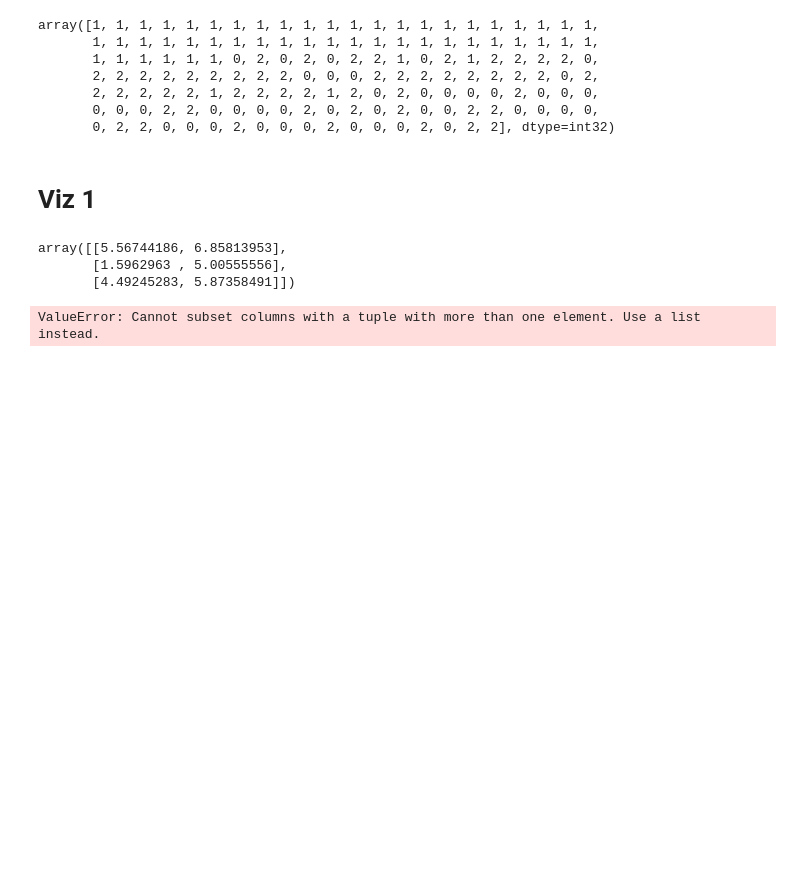
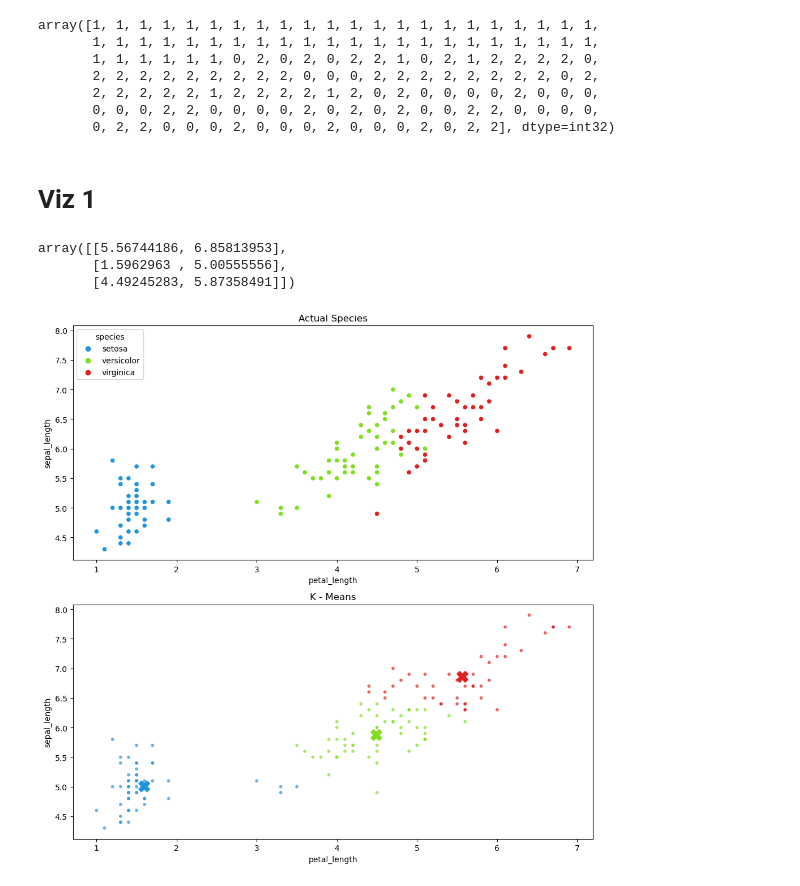
Before and after one commit to brianclements03/clustering, a Jupyter notebook: Test_Old_Vizes.ipynb, the cells around one changed output. Cells and saved outputs as stored; diff of their text form; code cells hidden in the pictures; blank space fills up the shorter version.

```diff
--- a/Test_Old_Vizes.ipynb
+++ b/Test_Old_Vizes.ipynb
@@ -98,25 +98,42 @@ array([[5.56744186, 6.85813953],
        [1.5962963 , 5.00555556],
        [4.49245283, 5.87358491]])
 # %%
-centroids = np.array(iris.groupby('cluster')['petal_length', 'sepal_length'].mean())
+centroids = np.array(iris.groupby(iris['cluster'])[['petal_length','sepal_length']].mean())
 cen_x = [i[0] for i in centroids]
 cen_y = [i[1] for i in centroids]
 # cen_x = [i[0] for i in kmeans.cluster_centers_]
 # cen_y = [i[1] for i in kmeans.cluster_centers_]
 iris['cen_x'] = iris.cluster.map({0:cen_x[0], 1:cen_x[1], 2:cen_x[2]})
 iris['cen_y'] = iris.cluster.map({0:cen_y[0], 1:cen_y[1], 2:cen_y[2]})
 
 colors = ['#DF2020','#2095DF', '#81DF20' ]
 iris['c'] = iris.cluster.map({0:colors[0], 1:colors[1], 2:colors[2]})
 #plot scatter chart for Actual species and those predicted by K - Means
 
 #specify custom palette for sns scatterplot
 colors1 = ['#2095DF','#81DF20' ,'#DF2020']
 customPalette = sns.set_palette(sns.color_palette(colors1))
 
 #plot the scatterplots
 
 #Define figure (num of rows, columns and size)
 fig, ax = plt.subplots(nrows=2, ncols=1, figsize=(10,10))
+
+# plot ax1
+ax1 = plt.subplot(2,1,1)
+sns.scatterplot(data = iris, x = 'petal_length', y = 'sepal_length', ax = ax1, hue = 'species', palette=customPalette)
+plt.title('Actual Species')
+
+#plot ax2
+ax2 = plt.subplot(2,1,2)
+ax2.scatter(iris.petal_length, iris.sepal_length, c=iris.c, alpha = 0.6, s=10)
+ax2.set(xlabel = 'petal_length', ylabel = 'sepal_length', title = 'K - Means')
+
+# plot centroids on  ax2
+ax2.scatter(cen_x, cen_y, marker='X', c=colors, s=200)
+
+iris.drop(columns = ['cen_x', 'cen_y', 'c'], inplace = True)
+plt.tight_layout()
+plt.show()
 # %% [output]
-ValueError: Cannot subset columns with a tuple with more than one element. Use a list instead.
+[figure, added]
```
Also changed, not shown: parts of 4 cells of this notebook, 4 other files.
